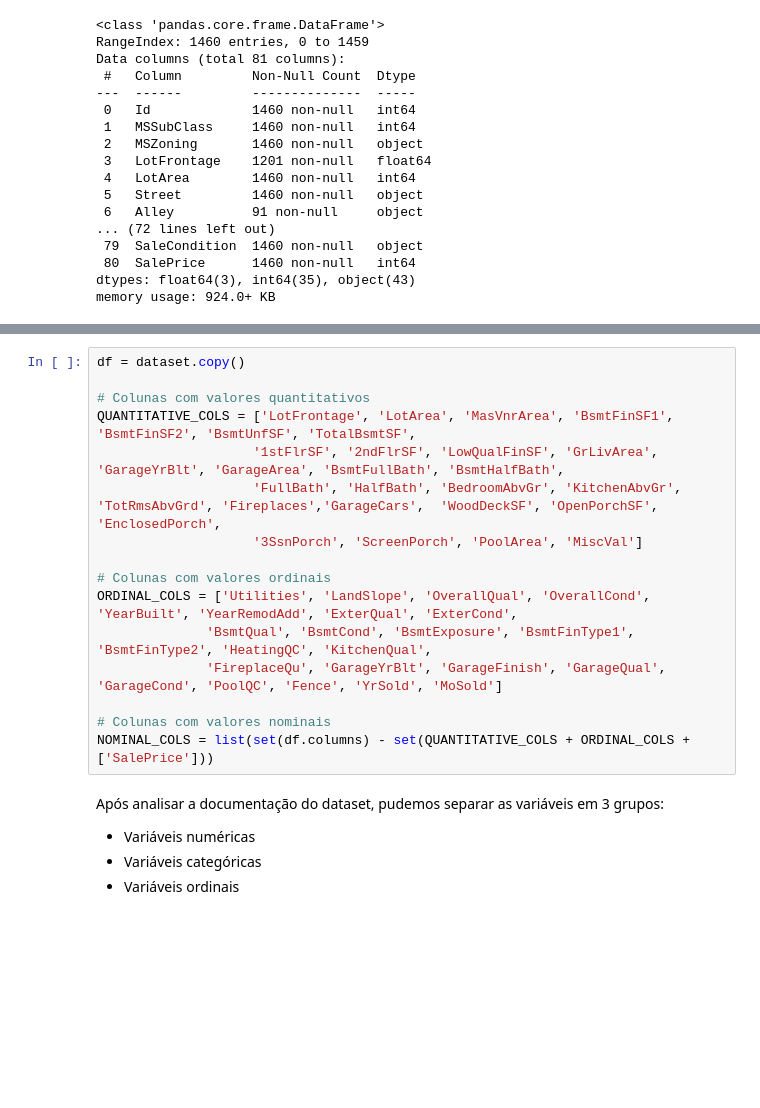
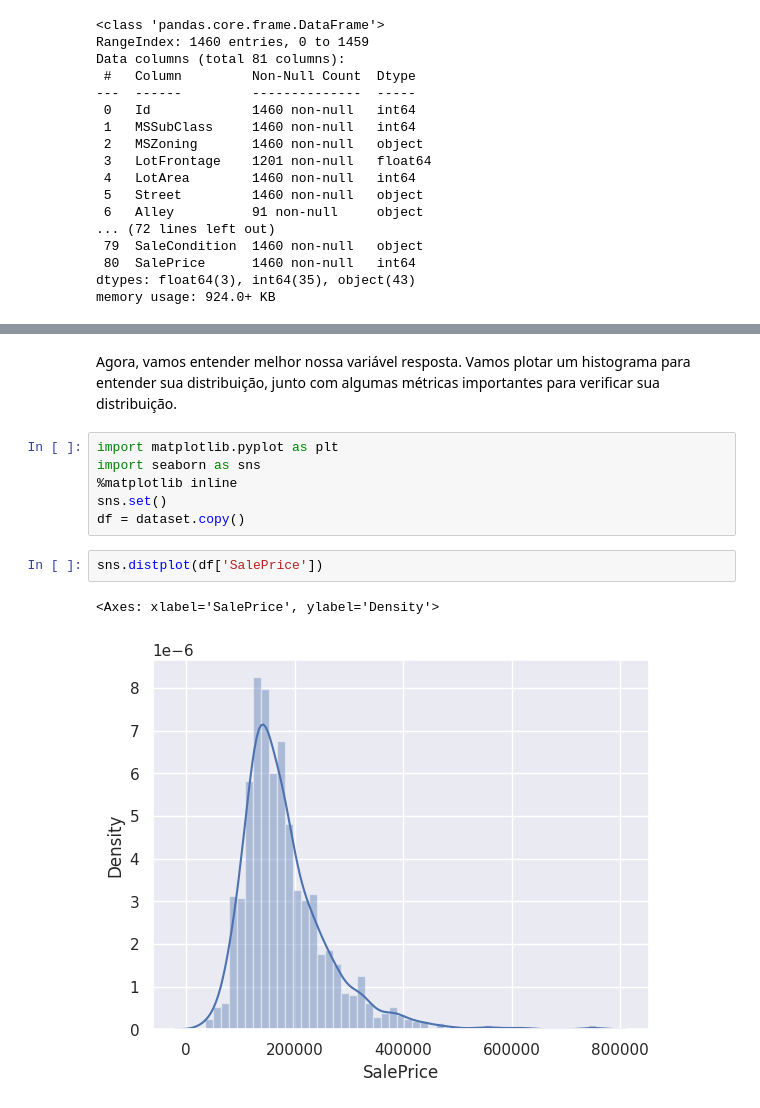
Before and after one commit to thomaschiari/ML_AI-Training, a Jupyter notebook: M1-Introduction/Exploratory-Preprocessing.ipynb, the cells around one changed output, grey strips where cells are left out. Cells and saved outputs as stored; diff of their text form; blank space fills up the shorter version.

```diff
--- a/M1-Introduction/Exploratory-Preprocessing.ipynb
+++ b/M1-Introduction/Exploratory-Preprocessing.ipynb
@@ -83,24 +85,16 @@ dataset.describe().T
 | MoSold | 1460.0 | 6.321918 | 2.703626 | 1.0 | 5.00 | 6.0 | 8.00 | 12.0 |
 | YrSold | 1460.0 | 2007.815753 | 1.328095 | 2006.0 | 2007.00 | 2008.0 | 2009.00 | 2010.0 |
 | SalePrice | 1460.0 | 180921.195890 | 79442.502883 | 34900.0 | 129975.00 | 163000.0 | 214000.00 | 755000.0 |
-# %%
-df = dataset.copy()
-
-# Colunas com valores quantitativos
-QUANTITATIVE_COLS = ['LotFrontage', 'LotArea', 'MasVnrArea', 'BsmtFinSF1', 'BsmtFinSF2', 'BsmtUnfSF', 'TotalBsmtSF',
-                    '1stFlrSF', '2ndFlrSF', 'LowQualFinSF', 'GrLivArea', 'GarageYrBlt', 'GarageArea', 'BsmtFullBath', 'BsmtHalfBath',
-                    'FullBath', 'HalfBath', 'BedroomAbvGr', 'KitchenAbvGr', 'TotRmsAbvGrd', 'Fireplaces','GarageCars',  'WoodDeckSF', 'OpenPorchSF', 'EnclosedPorch',
-                    '3SsnPorch', 'ScreenPorch', 'PoolArea', 'MiscVal']
-
-# Colunas com valores ordinais
-ORDINAL_COLS = ['Utilities', 'LandSlope', 'OverallQual', 'OverallCond', 'YearBuilt', 'YearRemodAdd', 'ExterQual', 'ExterCond',
-              'BsmtQual', 'BsmtCond', 'BsmtExposure', 'BsmtFinType1', 'BsmtFinType2', 'HeatingQC', 'KitchenQual',
-              'FireplaceQu', 'GarageYrBlt', 'GarageFinish', 'GarageQual', 'GarageCond', 'PoolQC', 'Fence', 'YrSold', 'MoSold']
-
-# Colunas com valores nominais
-NOMINAL_COLS = list(set(df.columns) - set(QUANTITATIVE_COLS + ORDINAL_COLS + ['SalePrice']))
-# %% [markdown]
-Após analisar a documentação do dataset, pudemos separar as variáveis em 3 grupos:
-- Variáveis numéricas
-- Variáveis categóricas
-- Variáveis ordinais
+# %% [markdown]
+Agora, vamos entender melhor nossa variável resposta. Vamos plotar um histograma para entender sua distribuição, junto com algumas métricas importantes para verificar sua distribuição.
+# %%
+import matplotlib.pyplot as plt
+import seaborn as sns
+%matplotlib inline
+sns.set()
+df = dataset.copy()
+# %%
+sns.distplot(df['SalePrice'])
+# %% [output]
+<Axes: xlabel='SalePrice', ylabel='Density'>
+[figure, added]
```
Also changed, not shown: parts of 19 cells of this notebook.
